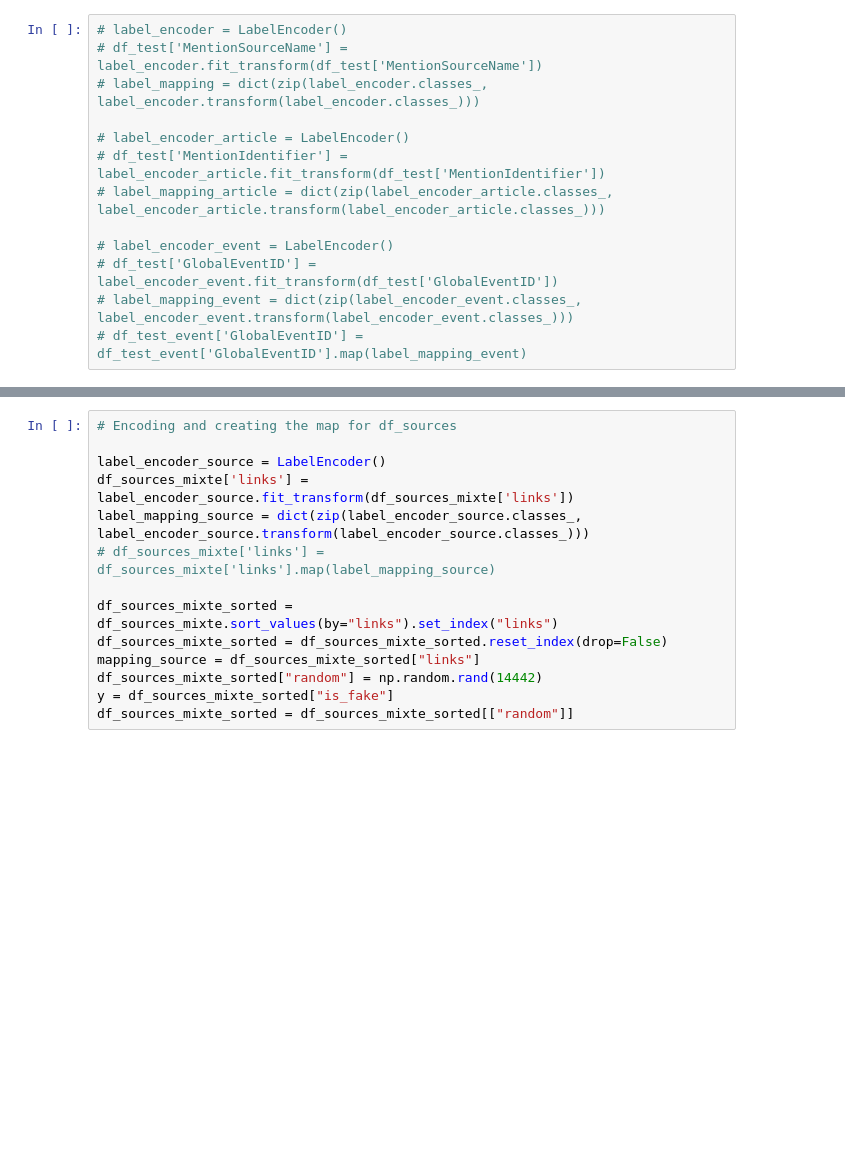
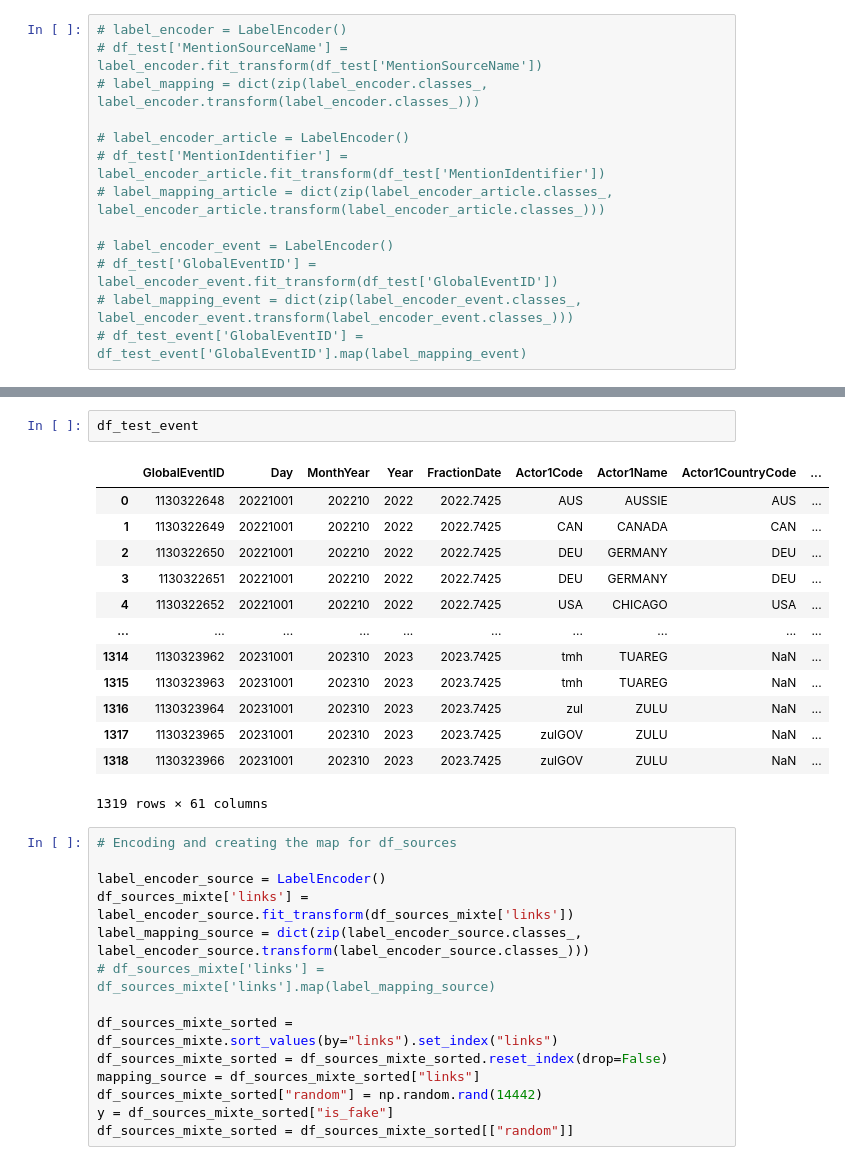
Before and after one commit to MatthiasPicard/fake-news-detection, a Jupyter notebook: urls.ipynb, the cells around one changed output, grey strips where cells are left out. Cells and saved outputs as stored; diff of their text form; blank space fills up the shorter version.

```diff
--- a/urls.ipynb
+++ b/urls.ipynb
@@ -303,3 +320,19 @@ data["movie"]
+# %%
+df_test_event
+# %% [output]
+|  | GlobalEventID | Day | MonthYear | Year | FractionDate | Actor1Code | Actor1Name | Actor1CountryCode | ... |
+| 0 | 1130322648 | 20221001 | 202210 | 2022 | 2022.7425 | AUS | AUSSIE | AUS | ... |
+| 1 | 1130322649 | 20221001 | 202210 | 2022 | 2022.7425 | CAN | CANADA | CAN | ... |
+| 2 | 1130322650 | 20221001 | 202210 | 2022 | 2022.7425 | DEU | GERMANY | DEU | ... |
+| 3 | 1130322651 | 20221001 | 202210 | 2022 | 2022.7425 | DEU | GERMANY | DEU | ... |
+| 4 | 1130322652 | 20221001 | 202210 | 2022 | 2022.7425 | USA | CHICAGO | USA | ... |
+| ... | ... | ... | ... | ... | ... | ... | ... | ... | ... |
+| 1314 | 1130323962 | 20231001 | 202310 | 2023 | 2023.7425 | tmh | TUAREG | NaN | ... |
+| 1315 | 1130323963 | 20231001 | 202310 | 2023 | 2023.7425 | tmh | TUAREG | NaN | ... |
+| 1316 | 1130323964 | 20231001 | 202310 | 2023 | 2023.7425 | zul | ZULU | NaN | ... |
+| 1317 | 1130323965 | 20231001 | 202310 | 2023 | 2023.7425 | zulGOV | ZULU | NaN | ... |
+| 1318 | 1130323966 | 20231001 | 202310 | 2023 | 2023.7425 | zulGOV | ZULU | NaN | ... |
+1319 rows × 61 columns
 # %%
 # Encoding and creating the map for df_sources
 
```
Also changed, not shown: parts of 19 cells of this notebook.
